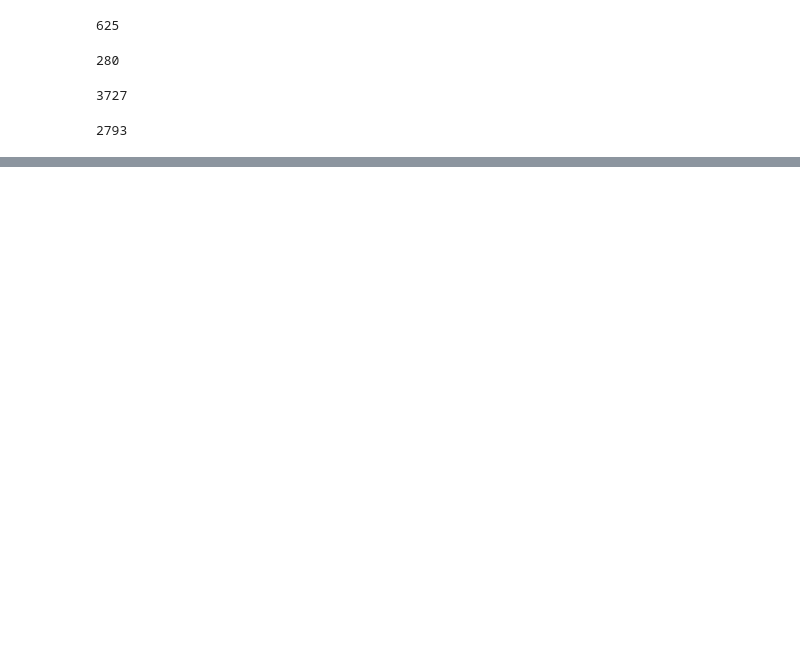
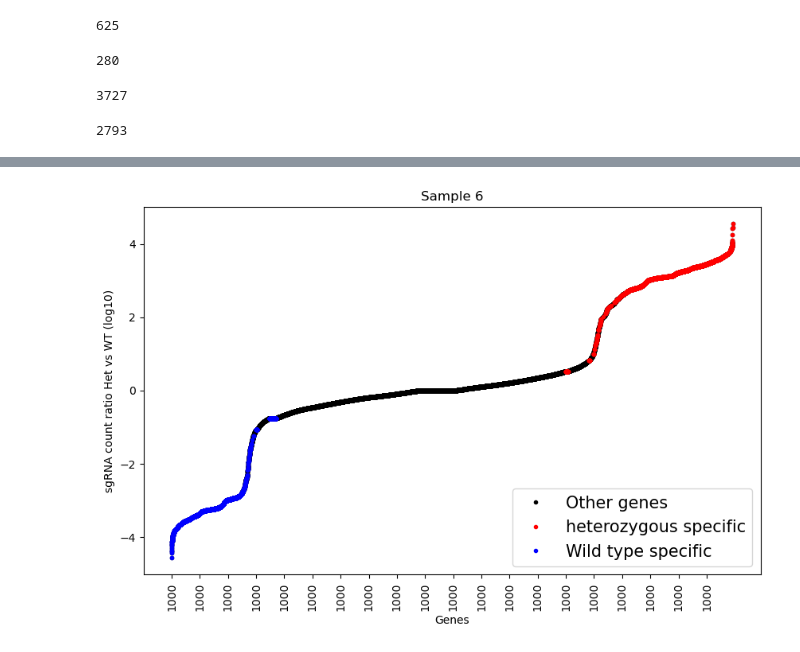
Before and after one commit to FDUguchunhui/crispr, a Jupyter notebook: notebook/analysis/exclusive_expression.ipynb, the cells around one changed output, grey strips where cells are left out. Drawn from its saved outputs; the diff is of its cells as text; code cells hidden in the pictures; blank space fills up the shorter version.

```diff
--- a/notebook/analysis/exclusive_expression.ipynb
+++ b/notebook/analysis/exclusive_expression.ipynb
@@ -55,0 +148,18 @@ wt_specific_group_6.to_csv('/Users/cgu3/Documents/Crispr/report/sample_6/wt_spec
+# %%
+plot_data = norm_data['log10_ratio_6']
+# sort the data in acsending order
+plot_data = plot_data.sort_values()
+plt.figure(figsize=(10, 6));
+# plot the point of  data and use position as x-axis
+plt.plot(plot_data, 'o', markersize=3, color='black');
+plt.plot(plot_data.loc[het_specific_group_6_gene_list], 'o', markersize=3, color='red');
+plt.plot(plot_data.loc[wt_specific_group_6_gene_list], 'o', markersize=3, color='blue');
+plt.title('Sample 6');
+plt.xlabel('Genes');
+plt.ylabel('sgRNA count ratio Het vs WT (log10)');
+# legend for the three groups
+plt.legend(['Other genes', 'heterozygous specific', 'Wild type specific'], loc='lower right', fontsize=15);
+# plot a x-axis tick "100" every 100 points with gene symbol as label
+plt.xticks(range(0, len(plot_data), 1000),  labels=['1000'] * 20, rotation=90);
+# %% [output]
+[figure, added]
```
Also changed, not shown: parts of 11 cells of this notebook.
